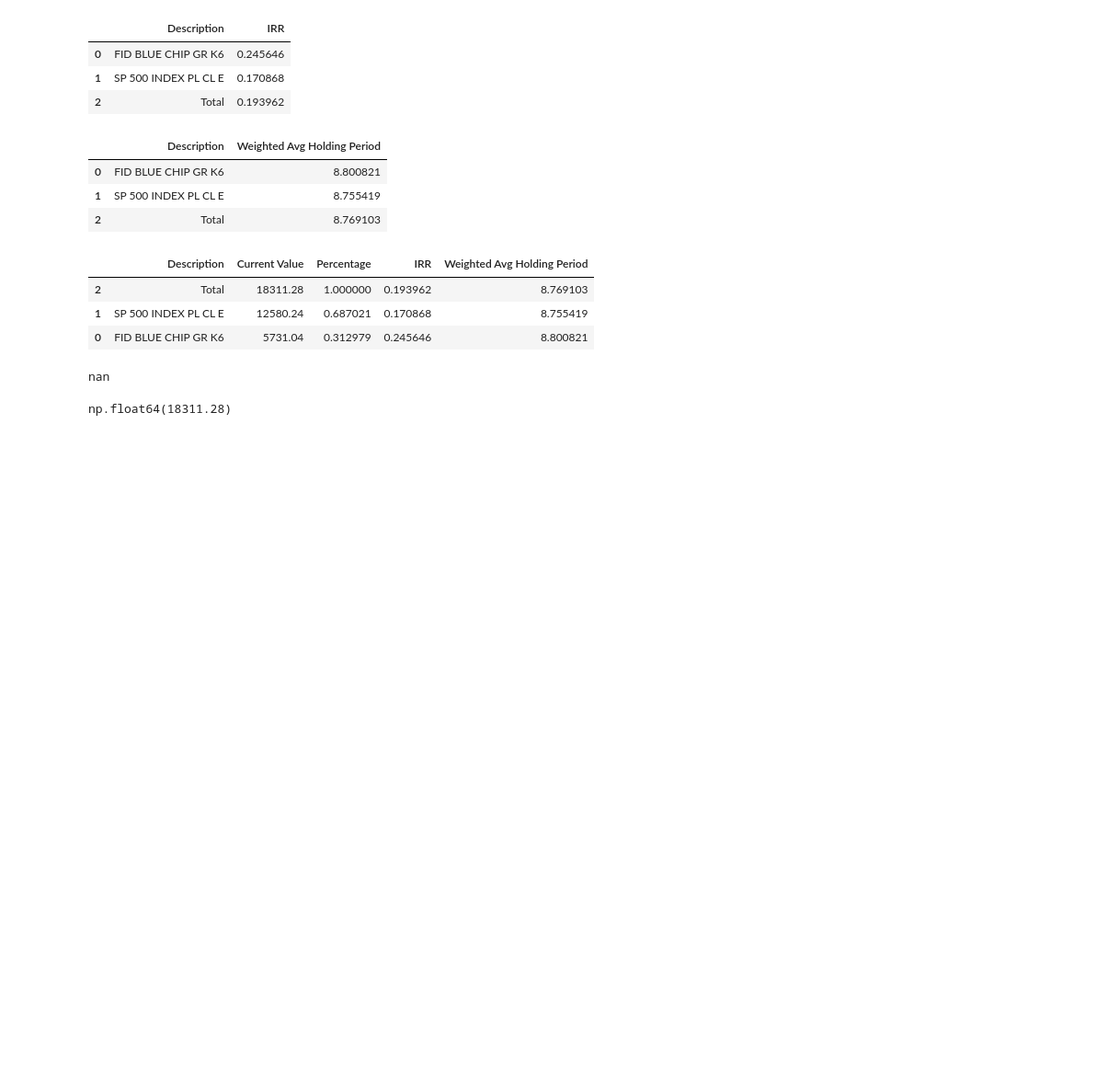
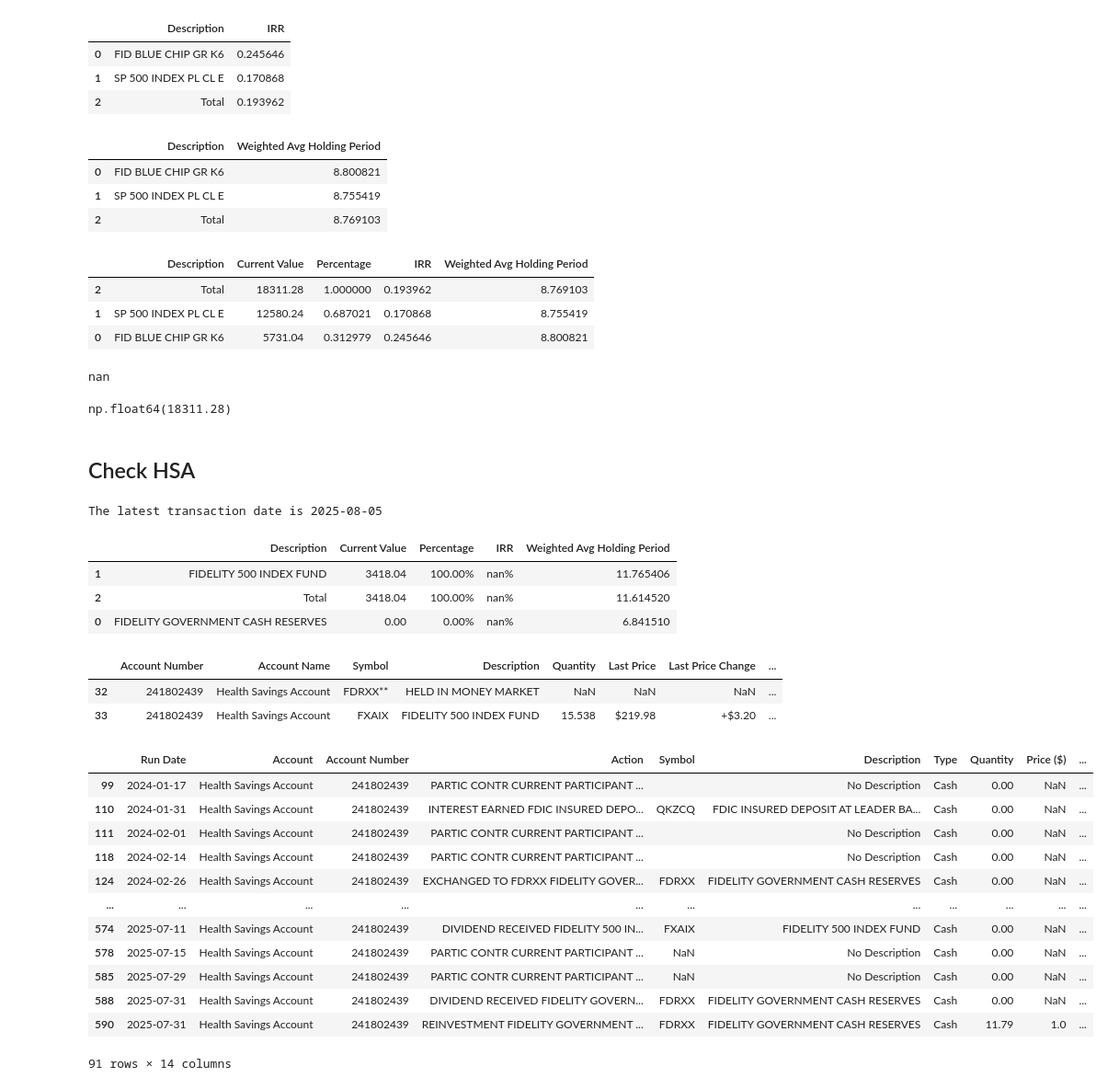
Before and after one commit to yifan-lee/fidelity-portfolio-tracker, a Jupyter notebook: Dev.ipynb, the cells around one changed output. Shown at 92% size. Cells and saved outputs as stored; diff of their text form; code cells hidden in the pictures; blank space fills up the shorter version.

```diff
--- a/Dev.ipynb
+++ b/Dev.ipynb
@@ -865,3 +866,44 @@ current_value = pensionPortfolio.position.loc[pensionPortfolio.position[colName]
 current_value
 # %% [output]
 np.float64(18311.28)
+# %% [markdown]
+## Check HSA
+# %%
+data_folder_path = './data'
+transaction_file_pattern = 'Accounts_History_*.csv'
+position_file_pattern = 'Portfolio_Positions_*.csv'
+transactions = load_transaction(data_folder_path, transaction_file_pattern)
+position = load_position(data_folder_path, position_file_pattern)
+hsaPortfolio = HSAPortfolio(transactions, position)
+# %% [output]
+The latest transaction date is 2025-08-05
+# %%
+result = hsaPortfolio.get_all_stock_summary(colName='Description')
+display_percentage(result,['Percentage','IRR'])
+# %% [output]
+|  | Description | Current Value | Percentage | IRR | Weighted Avg Holding Period |
+| 1 | FIDELITY 500 INDEX FUND | 3418.04 | 100.00% | nan% | 11.765406 |
+| 2 | Total | 3418.04 | 100.00% | nan% | 11.614520 |
+| 0 | FIDELITY GOVERNMENT CASH RESERVES | 0.00 | 0.00% | nan% | 6.841510 |
+# %%
+hsaPortfolio.position
+# %% [output]
+|  | Account Number | Account Name | Symbol | Description | Quantity | Last Price | Last Price Change | ... |
+| 32 | 241802439 | Health Savings Account | FDRXX** | HELD IN MONEY MARKET | NaN | NaN | NaN | ... |
+| 33 | 241802439 | Health Savings Account | FXAIX | FIDELITY 500 INDEX FUND | 15.538 | $219.98 | +$3.20 | ... |
+# %%
+hsaPortfolio.transactions
+# %% [output]
+|  | Run Date | Account | Account Number | Action | Symbol | Description | Type | Quantity | Price ($) | ... |
+| 99 | 2024-01-17 | Health Savings Account | 241802439 | PARTIC CONTR CURRENT PARTICIPANT ... |  | No Description | Cash | 0.00 | NaN | ... |
+| 110 | 2024-01-31 | Health Savings Account | 241802439 | INTEREST EARNED FDIC INSURED DEPO... | QKZCQ | FDIC INSURED DEPOSIT AT LEADER BA... | Cash | 0.00 | NaN | ... |
+| 111 | 2024-02-01 | Health Savings Account | 241802439 | PARTIC CONTR CURRENT PARTICIPANT ... |  | No Description | Cash | 0.00 | NaN | ... |
+| 118 | 2024-02-14 | Health Savings Account | 241802439 | PARTIC CONTR CURRENT PARTICIPANT ... |  | No Description | Cash | 0.00 | NaN | ... |
+| 124 | 2024-02-26 | Health Savings Account | 241802439 | EXCHANGED TO FDRXX FIDELITY GOVER... | FDRXX | FIDELITY GOVERNMENT CASH RESERVES | Cash | 0.00 | NaN | ... |
+| ... | ... | ... | ... | ... | ... | ... | ... | ... | ... | ... |
+| 574 | 2025-07-11 | Health Savings Account | 241802439 | DIVIDEND RECEIVED FIDELITY 500 IN... | FXAIX | FIDELITY 500 INDEX FUND | Cash | 0.00 | NaN | ... |
+| 578 | 2025-07-15 | Health Savings Account | 241802439 | PARTIC CONTR CURRENT PARTICIPANT ... | NaN | No Description | Cash | 0.00 | NaN | ... |
+| 585 | 2025-07-29 | Health Savings Account | 241802439 | PARTIC CONTR CURRENT PARTICIPANT ... | NaN | No Description | Cash | 0.00 | NaN | ... |
+| 588 | 2025-07-31 | Health Savings Account | 241802439 | DIVIDEND RECEIVED FIDELITY GOVERN... | FDRXX | FIDELITY GOVERNMENT CASH RESERVES | Cash | 0.00 | NaN | ... |
+| 590 | 2025-07-31 | Health Savings Account | 241802439 | REINVESTMENT FIDELITY GOVERNMENT ... | FDRXX | FIDELITY GOVERNMENT CASH RESERVES | Cash | 11.79 | 1.0 | ... |
+91 rows × 14 columns
```
Also changed, not shown: parts of 1 cell of this notebook, 2 other files.
